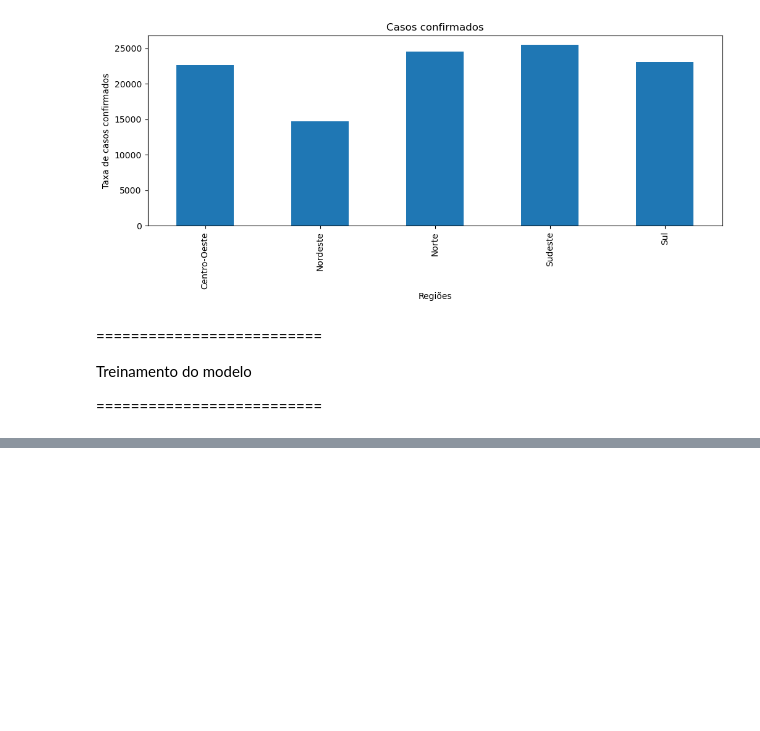
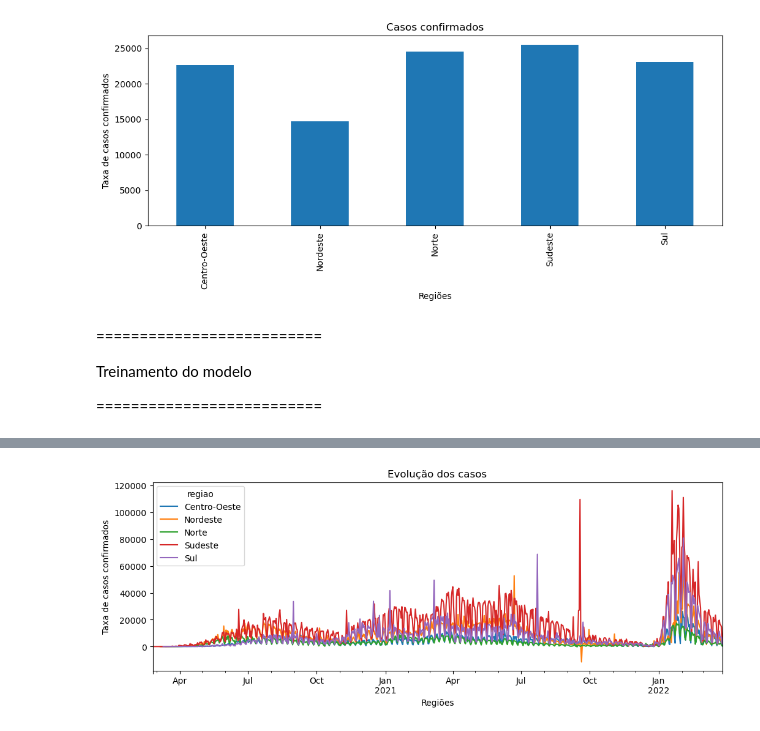
Before and after one commit to WaldirMalamud/analise-pandas-covid19, a Jupyter notebook: Projeto1.ipynb, the cells around one changed output, grey strips where cells are left out. Drawn from its saved outputs; the diff is of its cells as text; code cells hidden in the pictures; blank space fills up the shorter version.

```diff
--- a/Projeto1.ipynb
+++ b/Projeto1.ipynb
@@ -284,12 +284,2 @@ df_estados.sample(5)
 # %%
-df_estados = df_estados.sort_values(['state', 'date']).reset_index(drop=True)
-
-df_estados['lag_1']  = df_estados.groupby('state')['new_confirmed'].shift(1)
-df_estados['lag_7']  = df_estados.groupby('state')['new_confirmed'].shift(7)
-df_estados['lag_14'] = df_estados.groupby('state')['new_confirmed'].shift(14)
-
-df_estados['target_7d'] = df_estados.groupby('state')['new_confirmed'].shift(-7)
-
-df_estados = df_estados.dropna(subset=['lag_1', 'lag_7', 'lag_14', 'target_7d'])
-
-df_estados.head(10)
+evolucao_casos = df_estados.groupby(['date','regiao'])['new_confirmed'].sum()
@@ -295,0 +296,2 @@ df_estados.head(10)
+# %%
+evolucao_casos = df_estados.groupby(['date','regiao'])['new_confirmed'].sum().unstack()
@@ -295,0 +308,8 @@ df_estados.head(10)
+# %%
+evolucao_casos.plot(kind='line', figsize=(12, 4))
+plt.title('Evolução dos casos')
+plt.ylabel('Taxa de casos confirmados')
+plt.xlabel('Regiões')
+plt.show()
+# %% [output]
+[figure, added]
```
Also changed, not shown: parts of 4 cells of this notebook.
